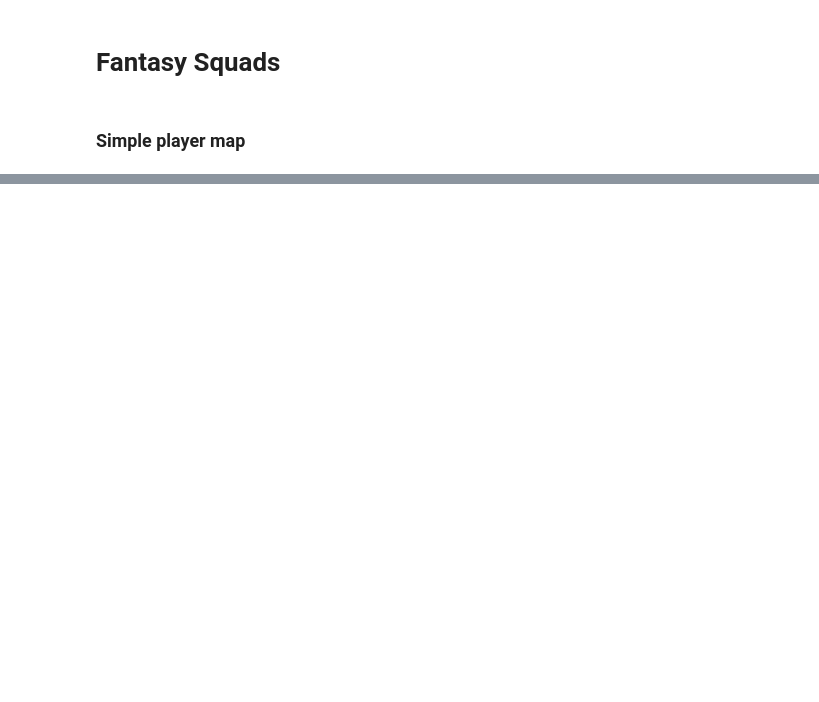
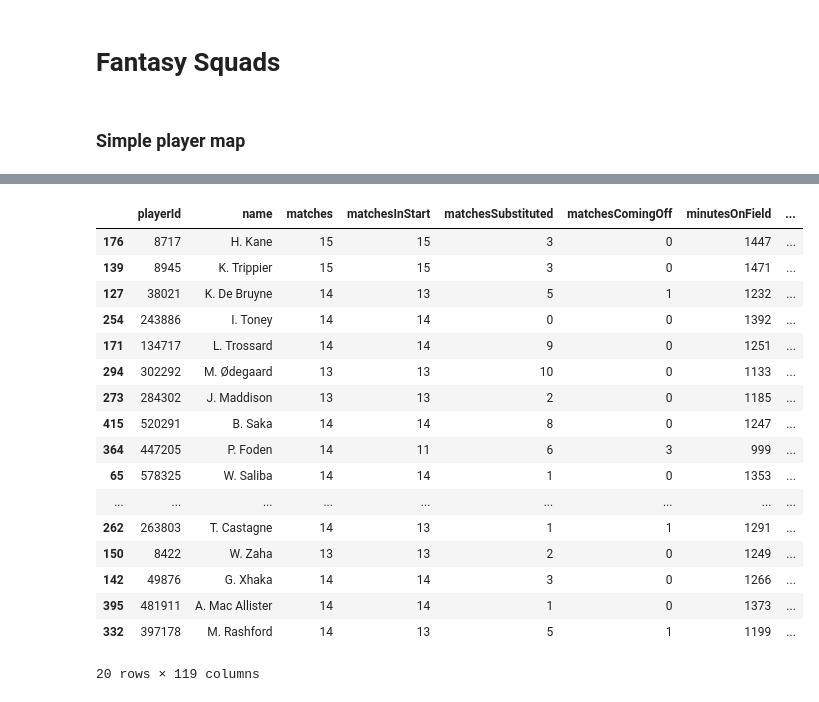
Before and after one commit to c-m-hunt/sufc_stats, a Jupyter notebook: notebooks/Fantasy Squads.ipynb, the cells around one changed output, grey strips where cells are left out. Saved outputs shown, nothing was run; the diff lists cells and outputs as text; code cells hidden in the pictures; blank space fills up the shorter version.

```diff
--- a/notebooks/Fantasy Squads.ipynb
+++ b/notebooks/Fantasy Squads.ipynb
@@ -134,0 +144,21 @@ for col in total_cols:
+# %%
+df.sort_values("points", ascending=False).head(20)
+# %% [output]
+|  | playerId | name | matches | matchesInStart | matchesSubstituted | matchesComingOff | minutesOnField | ... |
+| 176 | 8717 | H. Kane | 15 | 15 | 3 | 0 | 1447 | ... |
+| 139 | 8945 | K. Trippier | 15 | 15 | 3 | 0 | 1471 | ... |
+| 127 | 38021 | K. De Bruyne | 14 | 13 | 5 | 1 | 1232 | ... |
+| 254 | 243886 | I. Toney | 14 | 14 | 0 | 0 | 1392 | ... |
+| 171 | 134717 | L. Trossard | 14 | 14 | 9 | 0 | 1251 | ... |
+| 294 | 302292 | M. Ødegaard | 13 | 13 | 10 | 0 | 1133 | ... |
+| 273 | 284302 | J. Maddison | 13 | 13 | 2 | 0 | 1185 | ... |
+| 415 | 520291 | B. Saka | 14 | 14 | 8 | 0 | 1247 | ... |
+| 364 | 447205 | P. Foden | 14 | 11 | 6 | 3 | 999 | ... |
+| 65 | 578325 | W. Saliba | 14 | 14 | 1 | 0 | 1353 | ... |
+| ... | ... | ... | ... | ... | ... | ... | ... | ... |
+| 262 | 263803 | T. Castagne | 14 | 13 | 1 | 1 | 1291 | ... |
+| 150 | 8422 | W. Zaha | 13 | 13 | 2 | 0 | 1249 | ... |
+| 142 | 49876 | G. Xhaka | 14 | 14 | 3 | 0 | 1266 | ... |
+| 395 | 481911 | A. Mac Allister | 14 | 14 | 1 | 0 | 1373 | ... |
+| 332 | 397178 | M. Rashford | 14 | 13 | 5 | 1 | 1199 | ... |
+20 rows × 119 columns
```
Also changed, not shown: parts of 11 cells of this notebook, 3 other files.
